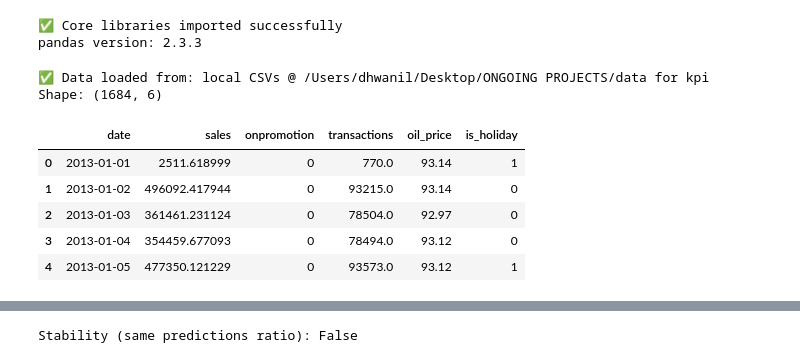
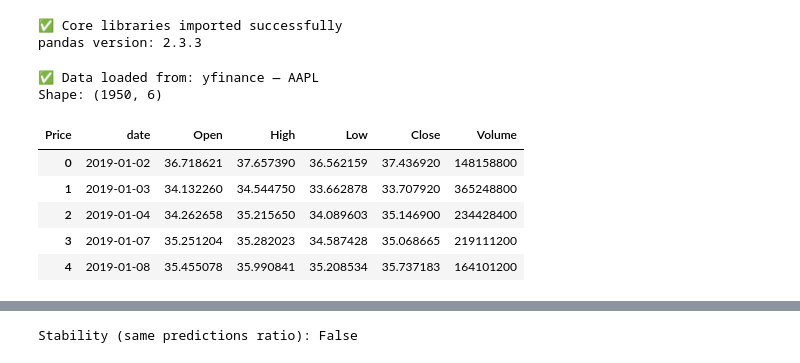
Before and after one commit to dhwanil1907/kpi-anomaly-detector, a Jupyter notebook: notebook/kpi.ipynb, the cells around one changed output, grey strips where cells are left out. Cells and saved outputs as stored; diff of their text form; code cells hidden in the pictures.

```diff
--- a/notebook/kpi.ipynb
+++ b/notebook/kpi.ipynb
@@ -147,0 +140,23 @@ PROCESSED_DIR.mkdir(parents=True, exist_ok=True)
+# %%
+# =========================================================
+# Log Returns — Stationary Transformation
+# =========================================================
+# Log returns = day-to-day % change. Stationary, normally
+# distributed, and the standard input for financial ML.
+
+import numpy as np
+
+print('Raw Close price:')
+adf_test(df_raw['Close'], 'Close (raw price)')
+
+df_raw['log_return'] = np.log(df_raw['Close'] / df_raw['Close'].shift(1))
+
+print('\nLog returns:')
+adf_test(df_raw['log_return'], 'log_return')
+
+if 'Volume' in df_raw.columns:
+    df_raw['log_volume'] = np.log(df_raw['Volume'] + 1)
+    print('\nLog volume added.')
+
+print(f'\n✅ Shape: {df_raw.shape}')
+print(df_raw[['date', 'Close', 'log_return']].dropna().tail(5).to_string(index=False))
@@ -267,38 +259,36 @@ def make_synthetic(days: int = 730, seed: int = RANDOM_SEED) -> pd.DataFrame:
     })
 # %%
 # =========================================================
-# Load Data (local CSVs first, synthetic fallback)
+# Load Data  (yfinance → synthetic fallback)
 # =========================================================
 
 try:
-    if DATA_DIR is None:
-        raise FileNotFoundError("No valid DATA_DIR resolved from candidates.")
-
-    # Load using config-defined grain (global/store)
-    df_raw = load_local_store_sales(DATA_DIR, grain=CFG["preprocess"]["grain"])
-    source = f"local CSVs @ {DATA_DIR}"
+    df_raw = load_yfinance(
+        ticker=CFG["data"]["ticker"],
+        start=CFG["data"]["start"],
+        end=CFG["data"]["end"],
+    )
+    source = f"yfinance — {CFG['data']['ticker']}"
 except Exception as e:
-    print("⚠️ Local load failed:", e)
-    print("→ Falling back to synthetic dataset for a smooth run.")
+    print("⚠️  yfinance load failed:", e)
+    print("→ Falling back to synthetic dataset.")
     df_raw = make_synthetic()
     source = "synthetic"
 
-# Ensure 'date' is datetime
-if "date" in df_raw.columns:
-    df_raw["date"] = pd.to_datetime(df_raw["date"], errors="coerce")
+df_raw["date"] = pd.to_datetime(df_raw["date"], errors="coerce")
 
 print(f"✅ Data loaded from: {source}")
 print("Shape:", df_raw.shape)
 display(df_raw.head())
 # %% [output]
-✅ Data loaded from: local CSVs @ /Users/dhwanil/Desktop/ONGOING PROJECTS/data for kpi
-Shape: (1684, 6)
+✅ Data loaded from: yfinance — AAPL
+Shape: (1950, 6)
-|  | date | sales | onpromotion | transactions | oil_price | is_holiday |
-| 0 | 2013-01-01 | 2511.618999 | 0 | 770.0 | 93.14 | 1 |
-| 1 | 2013-01-02 | 496092.417944 | 0 | 93215.0 | 93.14 | 0 |
-| 2 | 2013-01-03 | 361461.231124 | 0 | 78504.0 | 92.97 | 0 |
-| 3 | 2013-01-04 | 354459.677093 | 0 | 78494.0 | 93.12 | 0 |
-| 4 | 2013-01-05 | 477350.121229 | 0 | 93573.0 | 93.12 | 1 |
+| Price | date | Open | High | Low | Close | Volume |
+| 0 | 2019-01-02 | 36.718621 | 37.657390 | 36.562159 | 37.436920 | 148158800 |
+| 1 | 2019-01-03 | 34.132260 | 34.544750 | 33.662878 | 33.707920 | 365248800 |
+| 2 | 2019-01-04 | 34.262658 | 35.215650 | 34.089603 | 35.146900 | 234428400 |
+| 3 | 2019-01-07 | 35.251204 | 35.282023 | 34.587428 | 35.068665 | 219111200 |
+| 4 | 2019-01-08 | 35.455078 | 35.990841 | 35.208534 | 35.737183 | 164101200 |
 # %%
 # =========================================================
 # Basic EDA: Summary Statistics & Date Range
```
Also changed, not shown: parts of 19 cells of this notebook, 10 other files.
